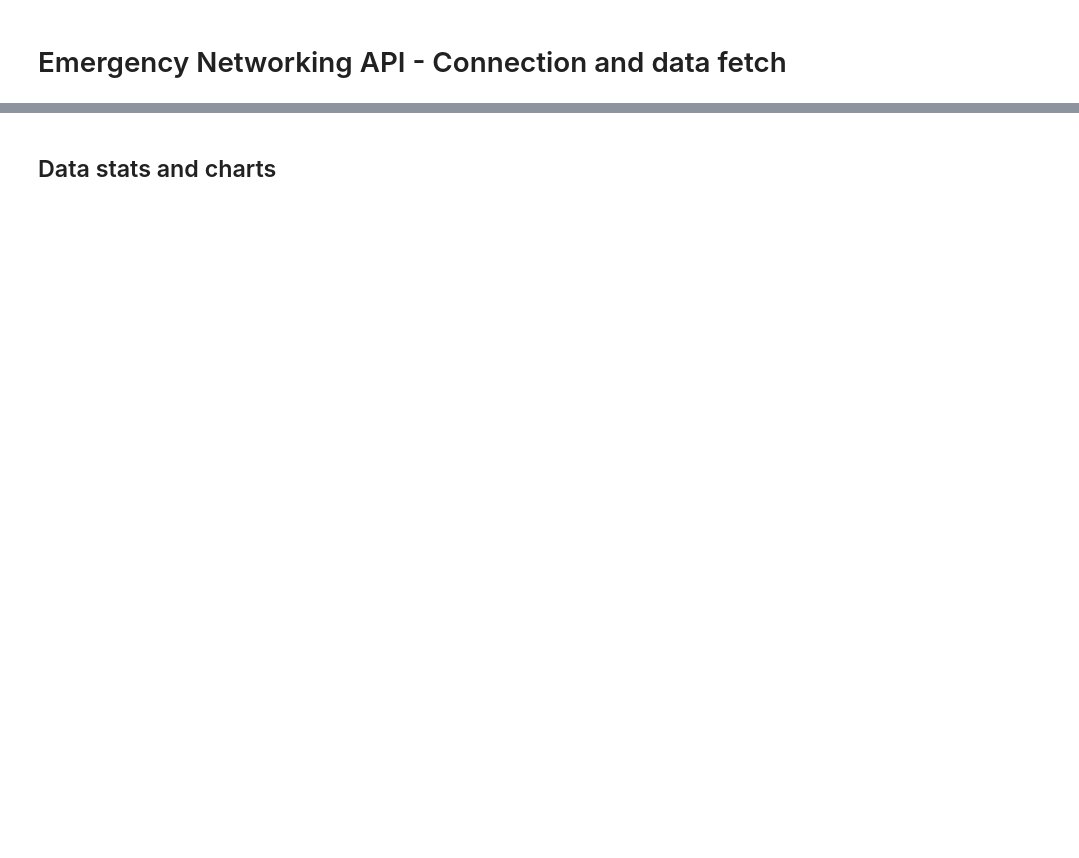
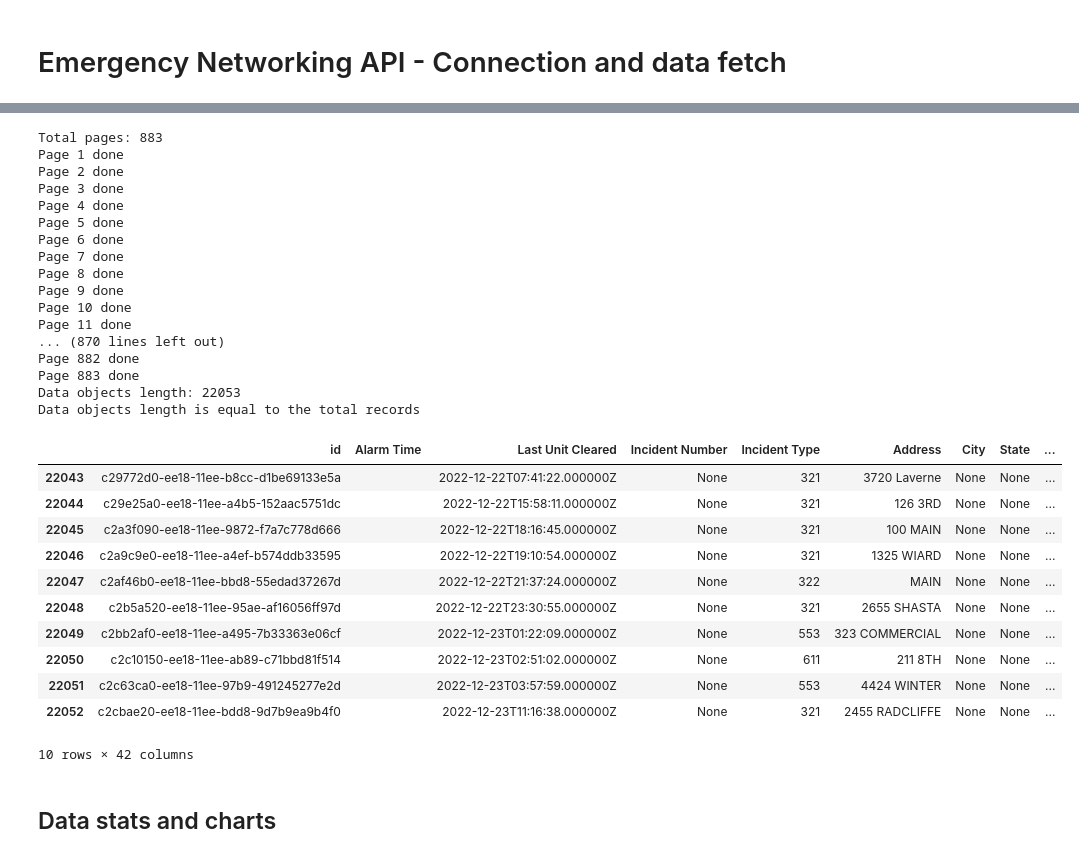
Before and after one commit to datasantana/emergencyNetworking, a Jupyter notebook: main.ipynb, the cells around one changed output, grey strips where cells are left out. Drawn from its saved outputs; the diff is of its cells as text; code cells hidden in the pictures; blank space fills up the shorter version.

```diff
--- a/main.ipynb
+++ b/main.ipynb
@@ -55,2 +58,62 @@ Page:  1
+# %%
+# Make request to get all pages
+total_pages = (data_obj['total'] + data_obj['perPage'] - 1) // data_obj['perPage']
+
+# create an empty array to store all data objects
+data_objects = []
+
+# loop through all pages
+print(f"Total pages: {total_pages}")
+for page in range(1, total_pages + 1):
+    conn.request("GET", f"/department-api/v/Fire-Billing?page={page}", headers=headers)
+    res = conn.getresponse()
+    data = res.read()
+    data_obj = json.loads(data.decode("utf-8"))
+    #print(data_obj['data']) # uncomment to see the data objects
+    # take data_obj['data'] array and append it's content (expand array first to get objects) to the data_objects array
+    data_objects.extend(data_obj['data'])
+    print(f"Page {page} done")
+
+# print the length of the data_objects array
+print(f"Data objects length: {len(data_objects)}")
+
+# validate if the length of the data_objects array is equal to the total records
+if len(data_objects) == data_obj['total']:
+    print("Data objects length is equal to the total records")
+
+# transform data_objects to pandas dataframe
+fire_billing_df = pd.DataFrame(data_objects)
+fire_billing_df.head(10)
+fire_billing_df.tail(10)
+# %% [output]
+Total pages: 883
+Page 1 done
+Page 2 done
+Page 3 done
+Page 4 done
+Page 5 done
+Page 6 done
+Page 7 done
+Page 8 done
+Page 9 done
+Page 10 done
+Page 11 done
+... (870 lines left out)
+Page 882 done
+Page 883 done
+Data objects length: 22053
+Data objects length is equal to the total records
+|  | id | Alarm Time | Last Unit Cleared | Incident Number | Incident Type | Address | City | State | ... |
+| 22043 | c29772d0-ee18-11ee-b8cc-d1be69133e5a |  | 2022-12-22T07:41:22.000000Z | None | 321 | 3720 Laverne | None | None | ... |
+| 22044 | c29e25a0-ee18-11ee-a4b5-152aac5751dc |  | 2022-12-22T15:58:11.000000Z | None | 321 | 126 3RD | None | None | ... |
+| 22045 | c2a3f090-ee18-11ee-9872-f7a7c778d666 |  | 2022-12-22T18:16:45.000000Z | None | 321 | 100 MAIN | None | None | ... |
+| 22046 | c2a9c9e0-ee18-11ee-a4ef-b574ddb33595 |  | 2022-12-22T19:10:54.000000Z | None | 321 | 1325 WIARD | None | None | ... |
+| 22047 | c2af46b0-ee18-11ee-bbd8-55edad37267d |  | 2022-12-22T21:37:24.000000Z | None | 322 | MAIN | None | None | ... |
+| 22048 | c2b5a520-ee18-11ee-95ae-af16056ff97d |  | 2022-12-22T23:30:55.000000Z | None | 321 | 2655 SHASTA | None | None | ... |
+| 22049 | c2bb2af0-ee18-11ee-a495-7b33363e06cf |  | 2022-12-23T01:22:09.000000Z | None | 553 | 323 COMMERCIAL | None | None | ... |
+| 22050 | c2c10150-ee18-11ee-ab89-c71bbd81f514 |  | 2022-12-23T02:51:02.000000Z | None | 611 | 211 8TH | None | None | ... |
+| 22051 | c2c63ca0-ee18-11ee-97b9-491245277e2d |  | 2022-12-23T03:57:59.000000Z | None | 553 | 4424 WINTER | None | None | ... |
+| 22052 | c2cbae20-ee18-11ee-bdd8-9d7b9ea9b4f0 |  | 2022-12-23T11:16:38.000000Z | None | 321 | 2455 RADCLIFFE | None | None | ... |
+10 rows × 42 columns
 # %% [markdown]
 ## Data stats and charts
```
Also changed, not shown: parts of 11 cells of this notebook, 1 other file.
